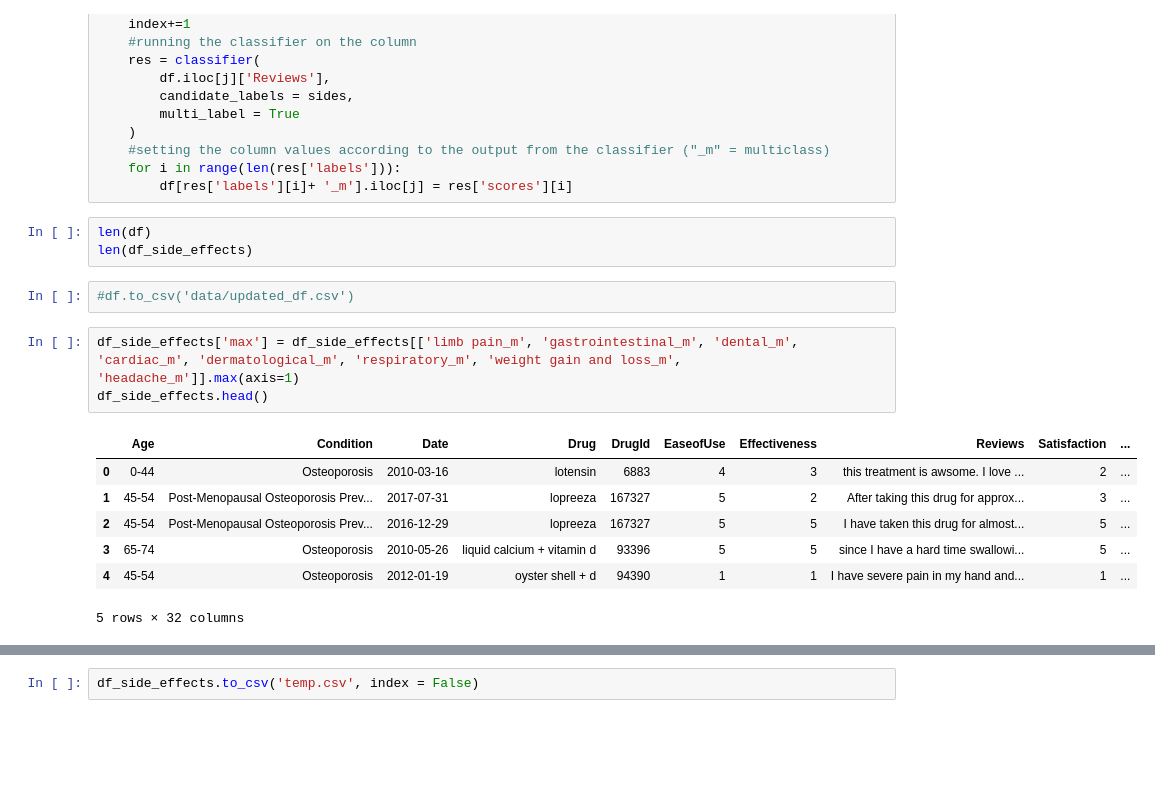
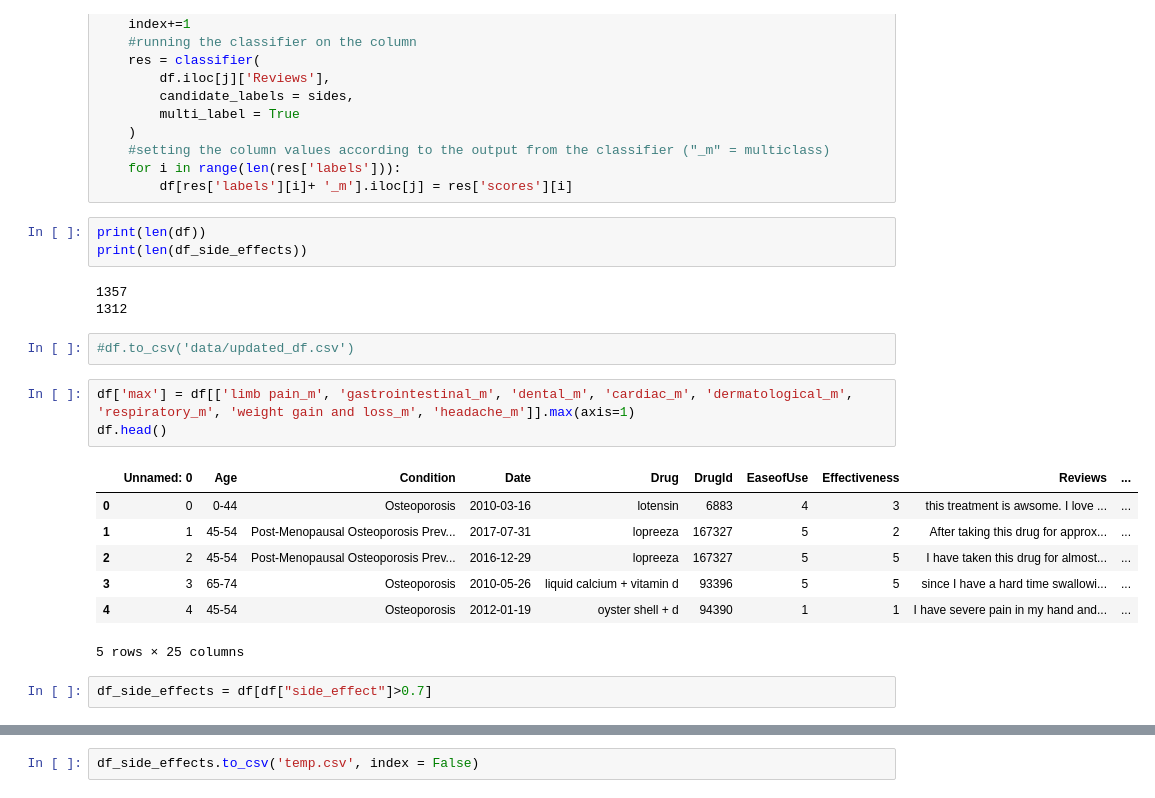
Before and after one commit to woonsupkim/DrugReview, a Jupyter notebook: Woon_after_Classification.ipynb, the cells around one changed output, grey strips where cells are left out. Cells and saved outputs as stored; diff of their text form; blank space fills up the shorter version.

```diff
--- a/Woon_after_Classification.ipynb
+++ b/Woon_after_Classification.ipynb
@@ -223,18 +223,23 @@ for j in range(len(df)):
     for i in range(len(res['labels'])):
         df[res['labels'][i]+ '_m'].iloc[j] = res['scores'][i]
 # %%
-len(df)
-len(df_side_effects)
+print(len(df))
+print(len(df_side_effects))
+# %% [output]
+1357
+1312
 # %%
 #df.to_csv('data/updated_df.csv')
 # %%
-df_side_effects['max'] = df_side_effects[['limb pain_m', 'gastrointestinal_m', 'dental_m', 'cardiac_m', 'dermatological_m', 'respiratory_m', 'weight gain and loss_m', 'headache_m']].max(axis=1)
-df_side_effects.head()
+df['max'] = df[['limb pain_m', 'gastrointestinal_m', 'dental_m', 'cardiac_m', 'dermatological_m', 'respiratory_m', 'weight gain and loss_m', 'headache_m']].max(axis=1)
+df.head()
 # %% [output]
-|  | Age | Condition | Date | Drug | DrugId | EaseofUse | Effectiveness | Reviews | Satisfaction | ... |
-| 0 | 0-44 | Osteoporosis | 2010-03-16 | lotensin | 6883 | 4 | 3 | this treatment is awsome. I love ... | 2 | ... |
-| 1 | 45-54 | Post-Menopausal Osteoporosis Prev... | 2017-07-31 | lopreeza | 167327 | 5 | 2 | After taking this drug for approx... | 3 | ... |
-| 2 | 45-54 | Post-Menopausal Osteoporosis Prev... | 2016-12-29 | lopreeza | 167327 | 5 | 5 | I have taken this drug for almost... | 5 | ... |
-| 3 | 65-74 | Osteoporosis | 2010-05-26 | liquid calcium + vitamin d | 93396 | 5 | 5 | since I have a hard time swallowi... | 5 | ... |
-| 4 | 45-54 | Osteoporosis | 2012-01-19 | oyster shell + d | 94390 | 1 | 1 | I have severe pain in my hand and... | 1 | ... |
+|  | Unnamed: 0 | Age | Condition | Date | Drug | DrugId | EaseofUse | Effectiveness | Reviews | ... |
+| 0 | 0 | 0-44 | Osteoporosis | 2010-03-16 | lotensin | 6883 | 4 | 3 | this treatment is awsome. I love ... | ... |
+| 1 | 1 | 45-54 | Post-Menopausal Osteoporosis Prev... | 2017-07-31 | lopreeza | 167327 | 5 | 2 | After taking this drug for approx... | ... |
+| 2 | 2 | 45-54 | Post-Menopausal Osteoporosis Prev... | 2016-12-29 | lopreeza | 167327 | 5 | 5 | I have taken this drug for almost... | ... |
+| 3 | 3 | 65-74 | Osteoporosis | 2010-05-26 | liquid calcium + vitamin d | 93396 | 5 | 5 | since I have a hard time swallowi... | ... |
+| 4 | 4 | 45-54 | Osteoporosis | 2012-01-19 | oyster shell + d | 94390 | 1 | 1 | I have severe pain in my hand and... | ... |
-5 rows × 32 columns
+5 rows × 25 columns
+# %%
+df_side_effects = df[df["side_effect"]>0.7]
```
Also changed, not shown: parts of 5 cells of this notebook.
